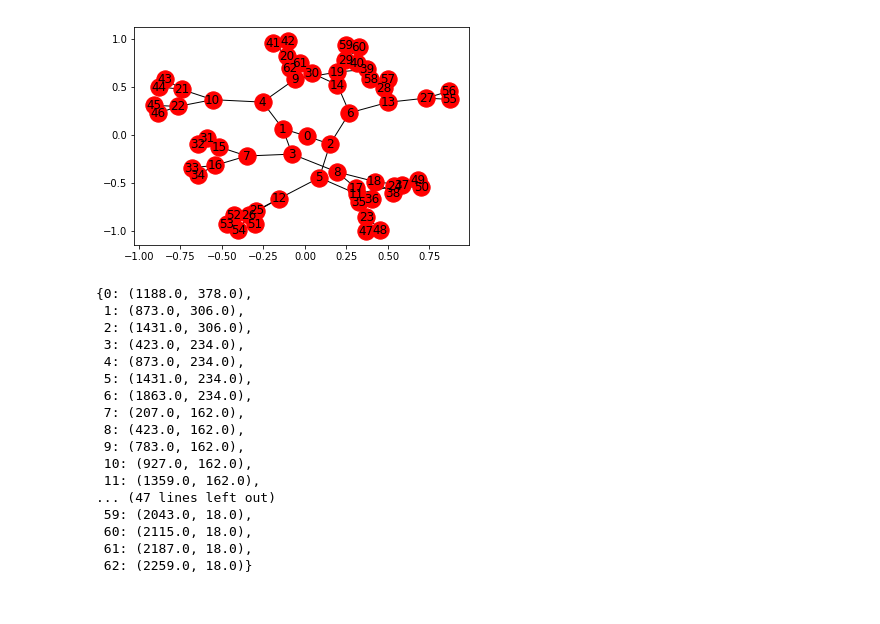
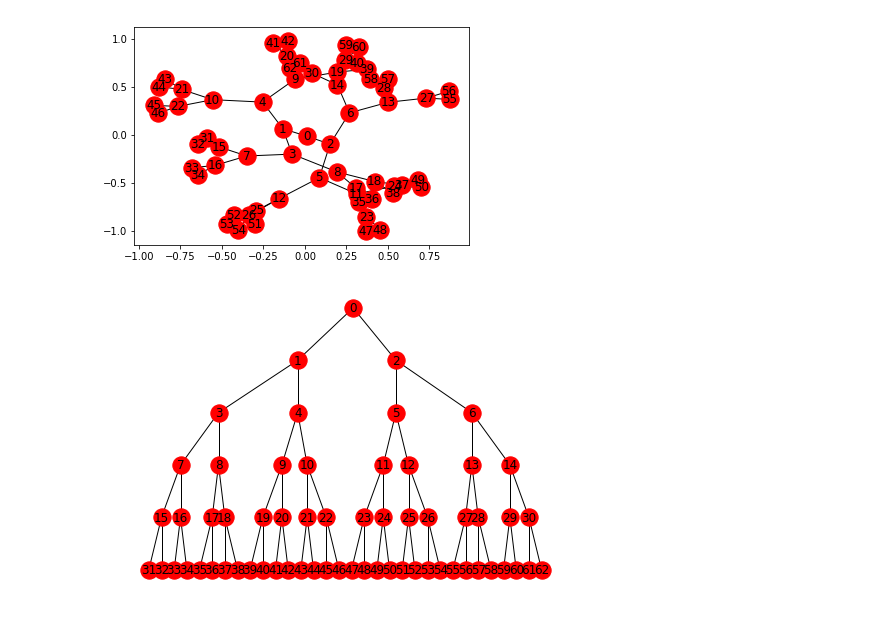
Before and after one commit to zhangyt3/graph-burning, a Jupyter notebook: burning_trees.ipynb, the cells around one changed output. Drawn from its saved outputs; the diff is of its cells as text; code cells hidden in the pictures.

Commit message:
Figured out how to draw trees neatly

```diff
--- a/burning_trees.ipynb
+++ b/burning_trees.ipynb
@@ -92,24 +92,9 @@ import pylab as plt
 nx.draw_networkx(balanced_tree, with_labels=True)
 # %% [output]
 [figure]
-# %%
-p_graph = nx.nx_pydot.to_pydot(balanced_tree)
-nx.nx_pydot.pydot_layout(balanced_tree, prog='dot') # Export to dot format to view nicely
-# %% [output]
-{0: (1188.0, 378.0),
- 1: (873.0, 306.0),
- 2: (1431.0, 306.0),
- 3: (423.0, 234.0),
- 4: (873.0, 234.0),
- 5: (1431.0, 234.0),
- 6: (1863.0, 234.0),
- 7: (207.0, 162.0),
- 8: (423.0, 162.0),
- 9: (783.0, 162.0),
- 10: (927.0, 162.0),
- 11: (1359.0, 162.0),
-... (47 lines left out)
- 59: (2043.0, 18.0),
- 60: (2115.0, 18.0),
- 61: (2187.0, 18.0),
- 62: (2259.0, 18.0)}
+# %%
+# Position the nodes nicely into a tree shape
+pos = nx.nx_pydot.pydot_layout(balanced_tree, prog='dot')
+nx.draw(balanced_tree, pos=pos, with_labels=True)
+# %% [output]
+[figure, added]
```
Also changed, not shown: 1 other file.
